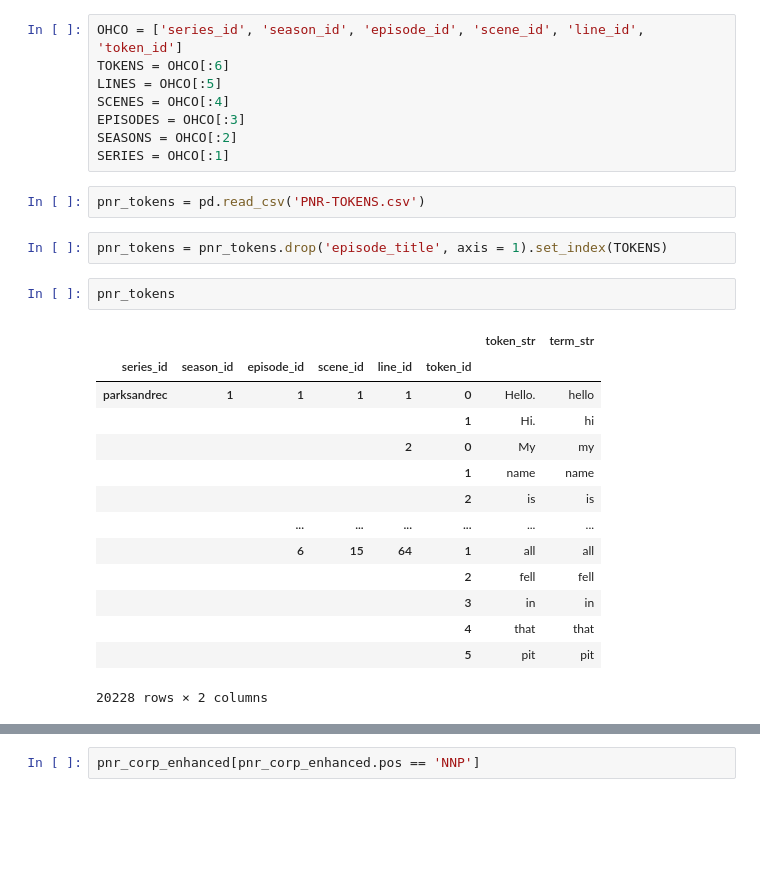
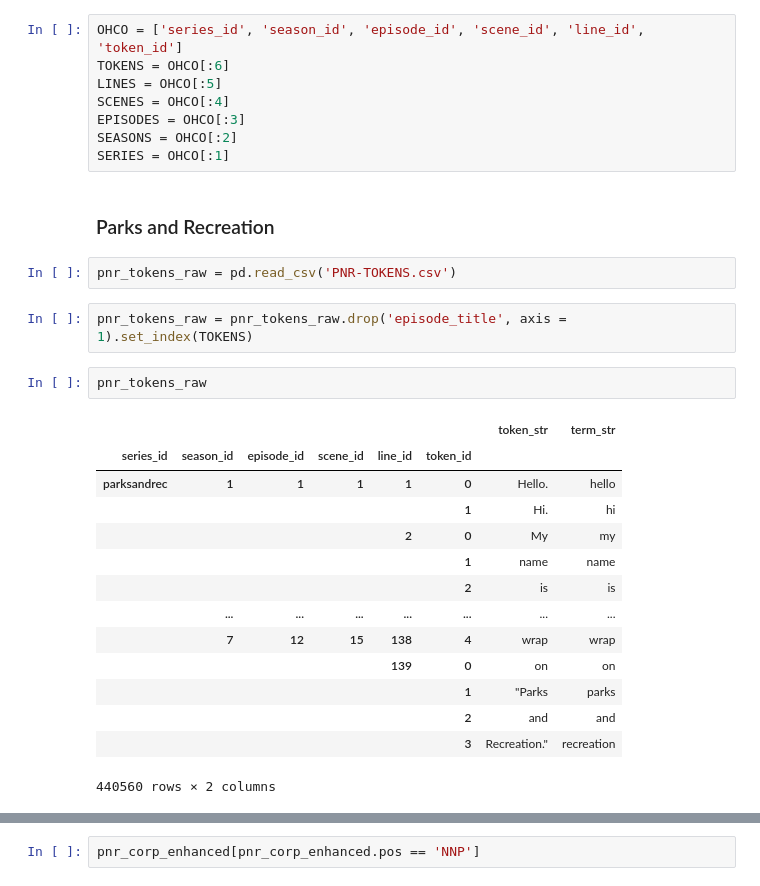
Before and after one commit to erictria/sitcom-text-analysis, a Jupyter notebook: extract_data.ipynb, the cells around one changed output, grey strips where cells are left out. Saved outputs shown, nothing was run; the diff lists cells and outputs as text; blank space fills up the shorter version.

```diff
--- a/extract_data.ipynb
+++ b/extract_data.ipynb
@@ -87,24 +239,26 @@ SCENES = OHCO[:4]
 EPISODES = OHCO[:3]
 SEASONS = OHCO[:2]
 SERIES = OHCO[:1]
+# %% [markdown]
+### Parks and Recreation
 # %%
-pnr_tokens = pd.read_csv('PNR-TOKENS.csv')
+pnr_tokens_raw = pd.read_csv('PNR-TOKENS.csv')
 # %%
-pnr_tokens = pnr_tokens.drop('episode_title', axis = 1).set_index(TOKENS)
+pnr_tokens_raw = pnr_tokens_raw.drop('episode_title', axis = 1).set_index(TOKENS)
 # %%
-pnr_tokens
+pnr_tokens_raw
 # %% [output]
 |  |  |  |  |  |  | token_str | term_str |
 | series_id | season_id | episode_id | scene_id | line_id | token_id |  |  |
 | parksandrec | 1 | 1 | 1 | 1 | 0 | Hello. | hello |
 |  |  |  |  |  | 1 | Hi. | hi |
 |  |  |  |  | 2 | 0 | My | my |
 |  |  |  |  |  | 1 | name | name |
 |  |  |  |  |  | 2 | is | is |
-|  |  | ... | ... | ... | ... | ... | ... |
-|  |  | 6 | 15 | 64 | 1 | all | all |
-|  |  |  |  |  | 2 | fell | fell |
-|  |  |  |  |  | 3 | in | in |
-|  |  |  |  |  | 4 | that | that |
-|  |  |  |  |  | 5 | pit | pit |
+|  | ... | ... | ... | ... | ... | ... | ... |
+|  | 7 | 12 | 15 | 138 | 4 | wrap | wrap |
+|  |  |  |  | 139 | 0 | on | on |
+|  |  |  |  |  | 1 | "Parks | parks |
+|  |  |  |  |  | 2 | and | and |
+|  |  |  |  |  | 3 | Recreation." | recreation |
-20228 rows × 2 columns
+440560 rows × 2 columns
```
Also changed, not shown: parts of 32 cells of this notebook, 1 other file.
